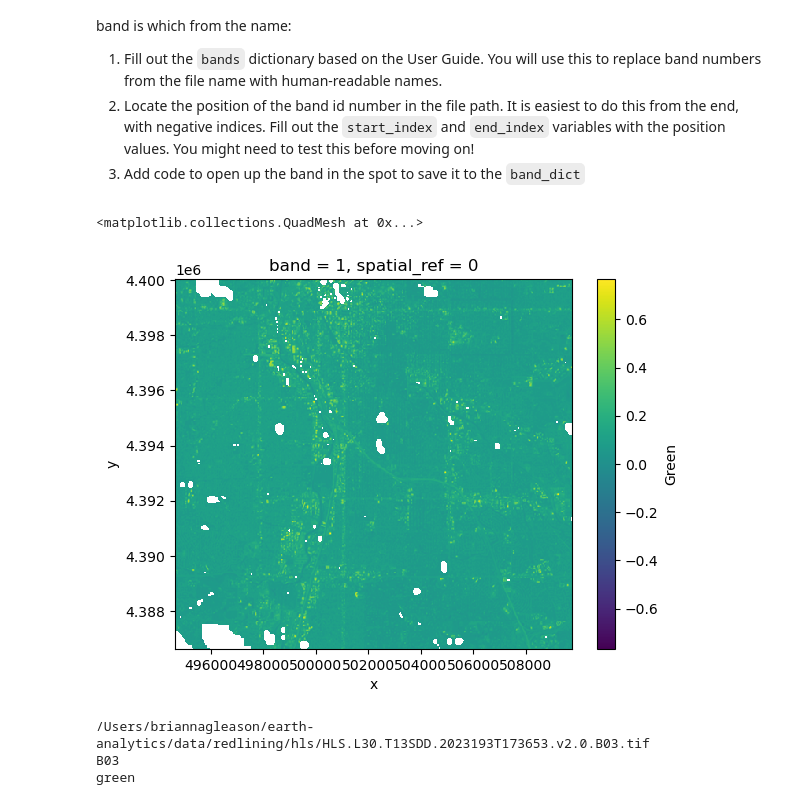
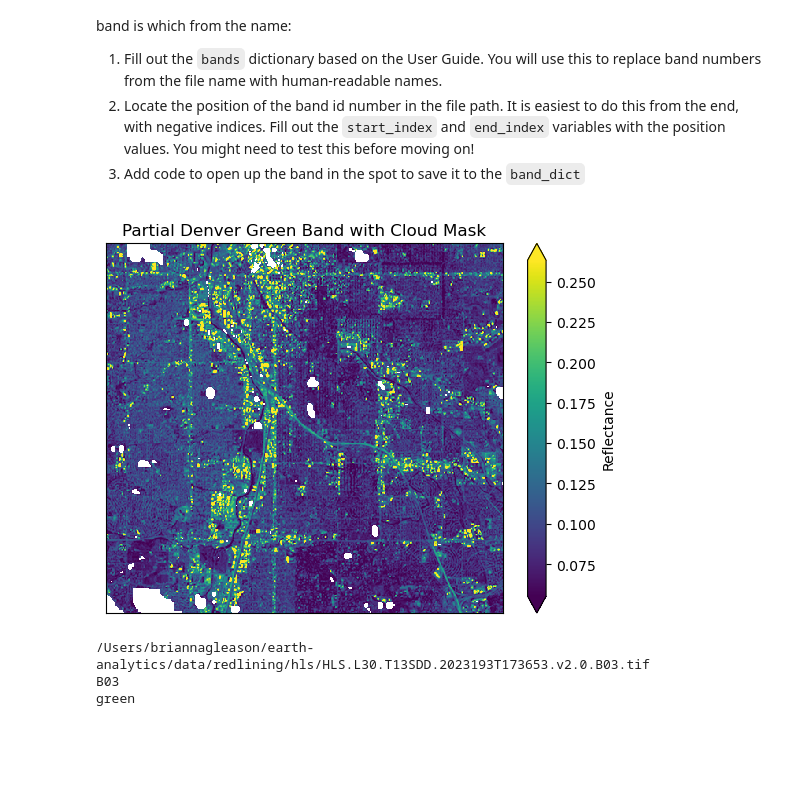
Before and after one commit to earthlab-education/fundamentals-04-redlining-brglea, a Jupyter notebook: notebooks/redlining-02-wrangle-multispectral.ipynb, the cells around one changed output. Cells and saved outputs as stored; diff of their text form; code cells hidden in the pictures; blank space fills up the shorter version.

Commit message:
Ran through Denver Notebooks to fix the plots, also got further on portfolio post. Need to do another edit of the Denver Notebooks and finish portfolio post

```diff
--- a/notebooks/redlining-02-wrangle-multispectral.ipynb
+++ b/notebooks/redlining-02-wrangle-multispectral.ipynb
@@ -294,10 +311,21 @@ position values. You might need to test this before moving on!</li>
 </ol></div></div>
 # %%
 # Apply the cloud mask
-green_da.where(cloud_mask).plot(cmap='viridis')
+green_da.where(cloud_mask).plot(
+    cmap='viridis',
+    robust=True,
+    cbar_kwargs={"label": "Reflectance"}
+    )
+plt.gca().set(
+    title='Partial Denver Green Band with Cloud Mask',
+    xlabel='',
+    ylabel='',
+    xticks=[],
+    yticks=[]
+)
+plt.show()
 # %% [output]
-<matplotlib.collections.QuadMesh at 0x...>
-[figure, old version]
+[figure, new version]
 # %%
 # Define band labels
 bands = {
```
Also changed, not shown: parts of 2 cells of this notebook, 7 other files.
